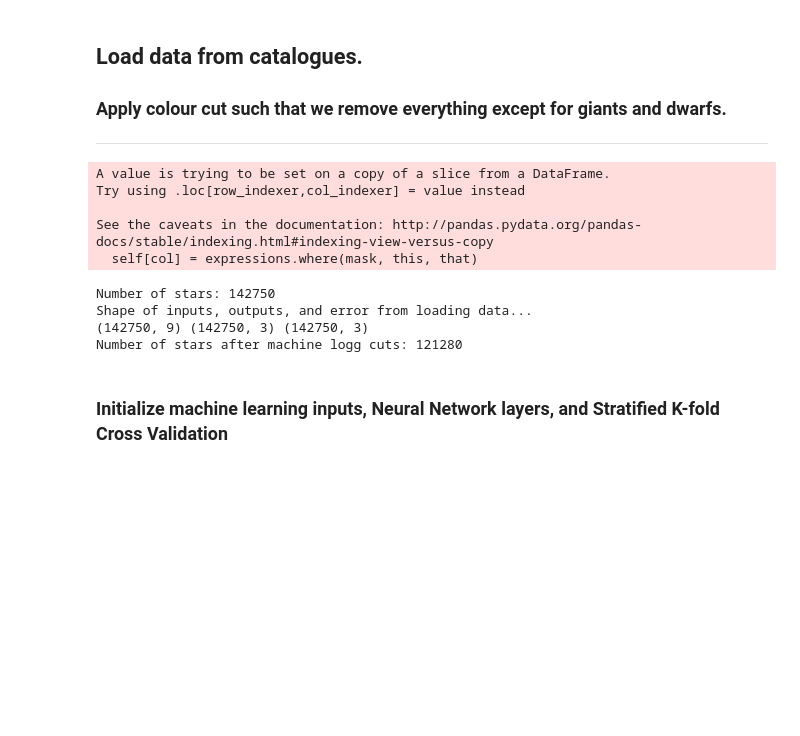
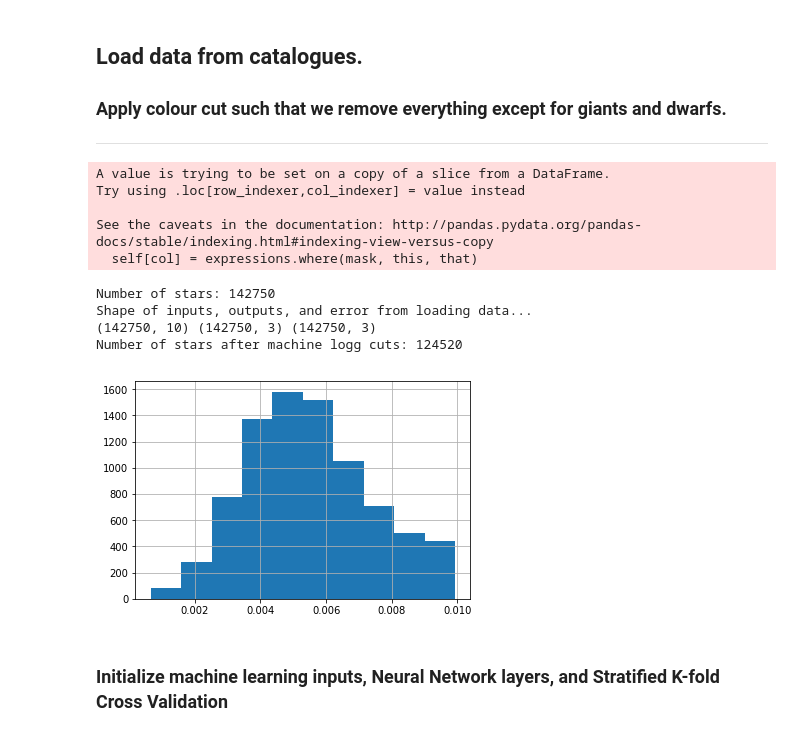
Before and after one commit to nannau/cfis_ml, a Jupyter notebook: classing_condensed.ipynb, the cells around one changed output. Cells and saved outputs as stored; diff of their text form; code cells hidden in the pictures; blank space fills up the shorter version.

```diff
--- a/classing_condensed.ipynb
+++ b/classing_condensed.ipynb
@@ -29,6 +29,8 @@ b = 0.28 # g - r
 colour_cut_a = (m*inputs['u-g'] - b > inputs['g-r'])
 colour_cut_b = (m*inputs['u-g'] - b <= inputs['g-r']) #& (m*inputs['u-g'] + b > inputs['g-r'])
 
+
+
 a_star=inputs[colour_cut_a]
 outputs=outputs[colour_cut_b] # 0.42*(u-g)-0.3 <= (g-r)
 error=error[colour_cut_b] # 0.42*(u-g)-0.3 <= (g-r)
@@ -40,38 +42,46 @@ ui_thres = 1.3
 gz_thres = 0.05
 
 # Select only the lowest error in logg
 logg_error_thres = 0.16
 
 ml_cut =  (inputs['u-i'] >= ui_thres) & (inputs['u-i'] <= 2.6) & (inputs['g-z'] >= gz_thres)
 
+tmp = inputs
+tmp = tmp[(inputs['g'] > 17.5) & (inputs['g'] < 18.5) & (inputs['dg'] < 0.01)]
+
+tmp['dg'].hist()
+
+#quality_cut
+
 # Apply above ml_cut
-input_forML2 = inputs#[ml_cut]
-output_forML2 = outputs#[ml_cut]
-error_forML2 = error#[ml_cut]
+input_forML2 = inputs#[(inputs['dg'] < 0.008)]#[ml_cut]
+output_forML2 = outputs#[(inputs['dg'] < 0.008)]#[ml_cut]
+error_forML2 = error#[(inputs['dg'] < 0.008)]#[ml_cut]
 
 # Apply above loegg error threshold. i.e. select only stars with good logg data
 logg_cut = (error_forML2['dlogg'] <= logg_error_thres)
 
 # Randomize the index after cuts, and assign to new inputs for ML
 input_ML2 = input_forML2[logg_cut].reset_index(drop=True)
 output_ML2 = output_forML2[logg_cut].reset_index(drop=True)
 error_ML2 = error_forML2[logg_cut].reset_index(drop=True)
 
 # For binary classification, we need to set the threshold for which
 # logg we decide is a dwarf or a giant
 output_ML2['logg_binary'] = np.where(output_ML2['logg'] > 3.5, 'dwarf', 'giant')
 
 print "Number of stars after machine logg cuts:", input_ML2.shape[0]
 # %% [output]
 A value is trying to be set on a copy of a slice from a DataFrame.
 Try using .loc[row_indexer,col_indexer] = value instead
 
 See the caveats in the documentation: http://pandas.pydata.org/pandas-docs/stable/indexing.html#indexing-view-versus-copy
   self[col] = expressions.where(mask, this, that)
 Number of stars: 142750
 Shape of inputs, outputs, and error from loading data...
-(142750, 9) (142750, 3) (142750, 3)
-Number of stars after machine logg cuts: 121280
+(142750, 10) (142750, 3) (142750, 3)
+Number of stars after machine logg cuts: 124520
+[figure, added]
 # %% [markdown]
 ### Initialize machine learning inputs, Neural Network layers, and Stratified K-fold Cross Validation
 # %%
```
Also changed, not shown: parts of 11 cells of this notebook, 3 other files.
